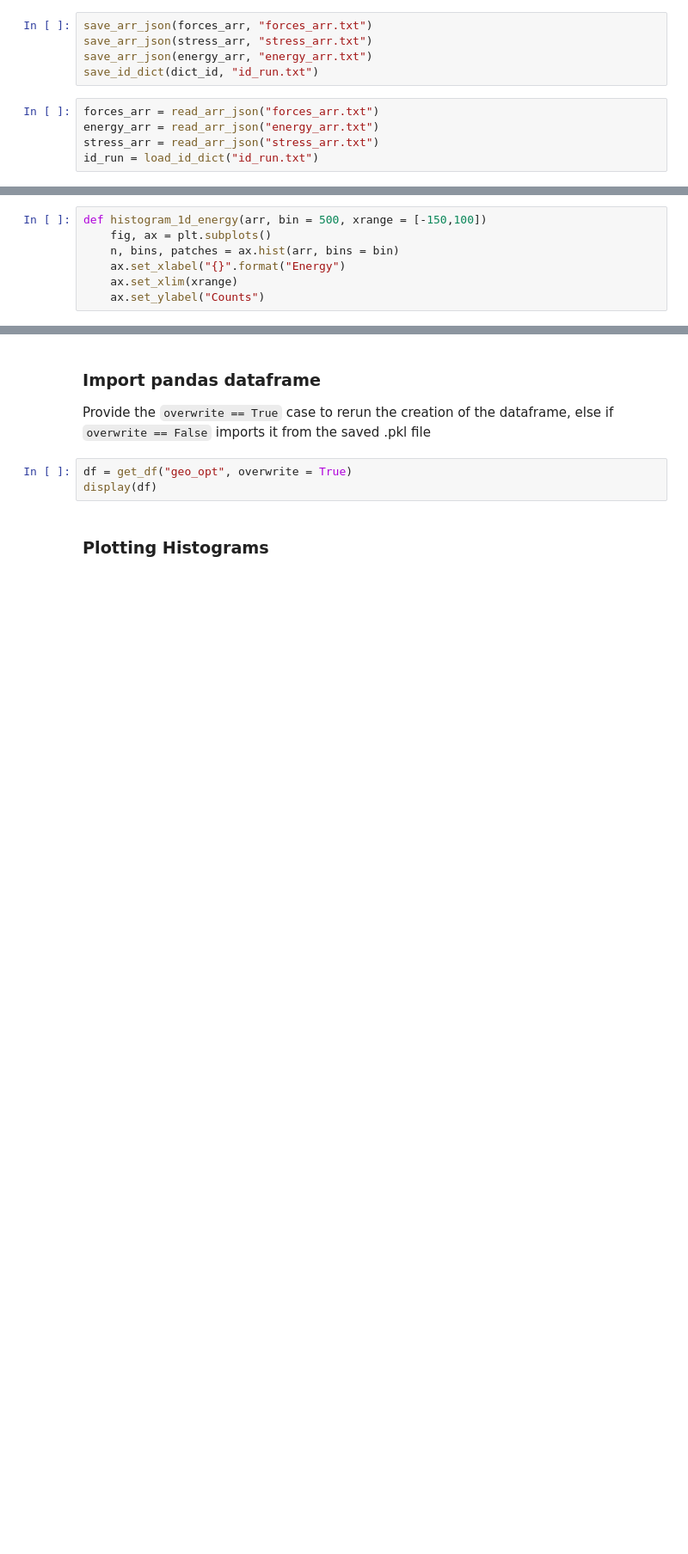
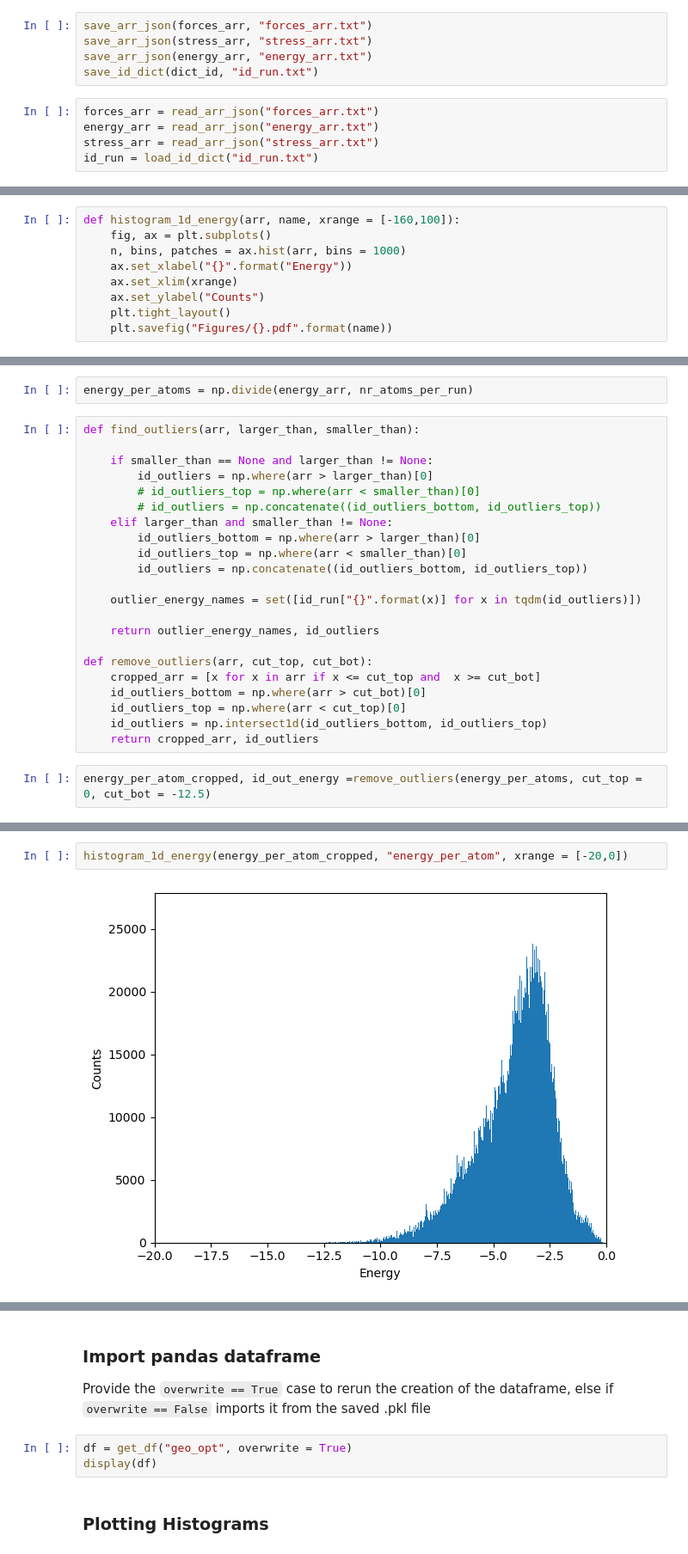
Before and after one commit to fabianjaeger1/Universal_Force_Fields, a Jupyter notebook: stat_data.ipynb, the cells around one changed output, grey strips where cells are left out. Shown: that part at 86% size. Cells and saved outputs as stored; diff of their text form; blank space fills up the shorter version.

Commit message:
outlier removal

```diff
--- a/stat_data.ipynb
+++ b/stat_data.ipynb
@@ -240,7 +341,9 @@ id_run = load_id_dict("id_run.txt")
 # %%
-def histogram_1d_energy(arr, bin = 500, xrange = [-150,100])
+def histogram_1d_energy(arr, name, xrange = [-160,100]):
     fig, ax = plt.subplots()
-    n, bins, patches = ax.hist(arr, bins = bin)
-    ax.set_xlabel("{}".format("Energy")
+    n, bins, patches = ax.hist(arr, bins = 1000)
+    ax.set_xlabel("{}".format("Energy"))
     ax.set_xlim(xrange)
     ax.set_ylabel("Counts")
+    plt.tight_layout()
+    plt.savefig("Figures/{}.pdf".format(name))
@@ -251 +394,27 @@ runs_2/spg29/Ni/NiBr2/xxx_02p-00_29-2-Ni2a.Br4b
+# %%
+energy_per_atoms = np.divide(energy_arr, nr_atoms_per_run)
+# %%
+def find_outliers(arr, larger_than, smaller_than):
+
+    if smaller_than == None and larger_than != None:
+        id_outliers = np.where(arr > larger_than)[0]
+        # id_outliers_top = np.where(arr < smaller_than)[0]
+        # id_outliers = np.concatenate((id_outliers_bottom, id_outliers_top))
+    elif larger_than and smaller_than != None:
+        id_outliers_bottom = np.where(arr > larger_than)[0]
+        id_outliers_top = np.where(arr < smaller_than)[0]
+        id_outliers = np.concatenate((id_outliers_bottom, id_outliers_top))
+
+    outlier_energy_names = set([id_run["{}".format(x)] for x in tqdm(id_outliers)])
+
+    return outlier_energy_names, id_outliers
+
+def remove_outliers(arr, cut_top, cut_bot):
+    cropped_arr = [x for x in arr if x <= cut_top and  x >= cut_bot]
+    id_outliers_bottom = np.where(arr > cut_bot)[0]
+    id_outliers_top = np.where(arr < cut_top)[0]
+    id_outliers = np.intersect1d(id_outliers_bottom, id_outliers_top)
+    return cropped_arr, id_outliers
+# %%
+energy_per_atom_cropped, id_out_energy =remove_outliers(energy_per_atoms, cut_top = 0, cut_bot = -12.5)
 # %%
@@ -256,0 +429,4 @@ print(np.shape(energy_arr))
+# %%
+histogram_1d_energy(energy_per_atom_cropped, "energy_per_atom", xrange = [-20,0])
+# %% [output]
+[figure, added]
```
Also changed, not shown: parts of 74 cells of this notebook, 2 other files.
